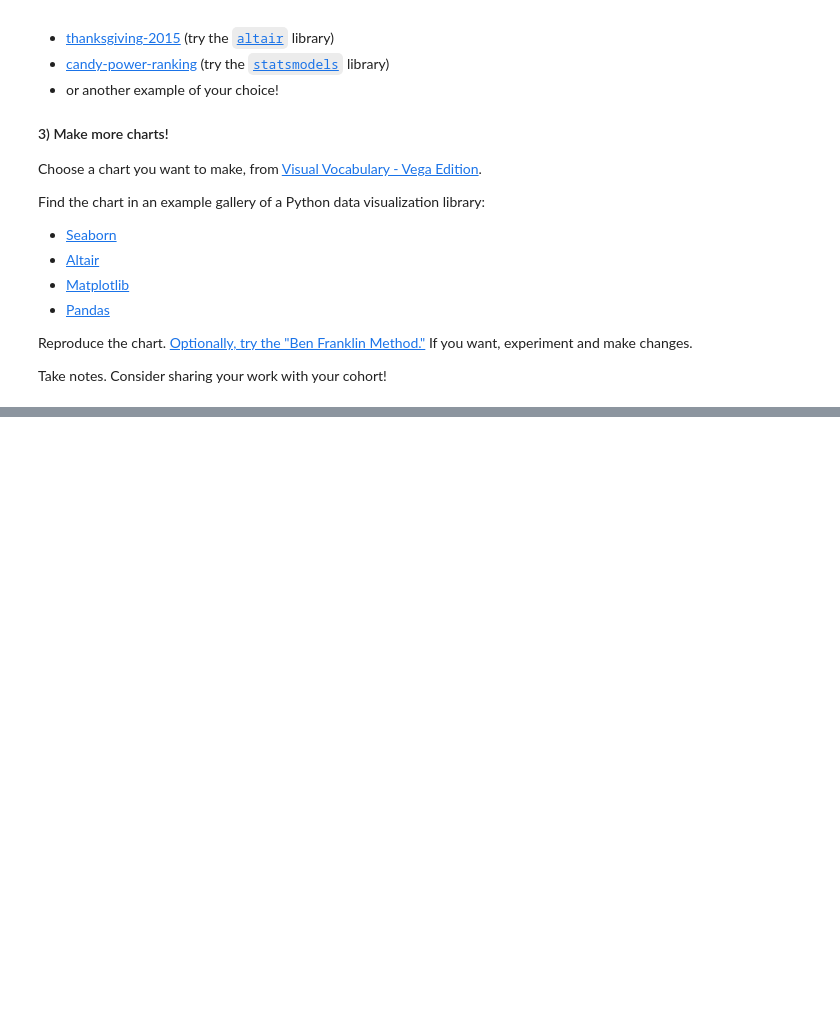
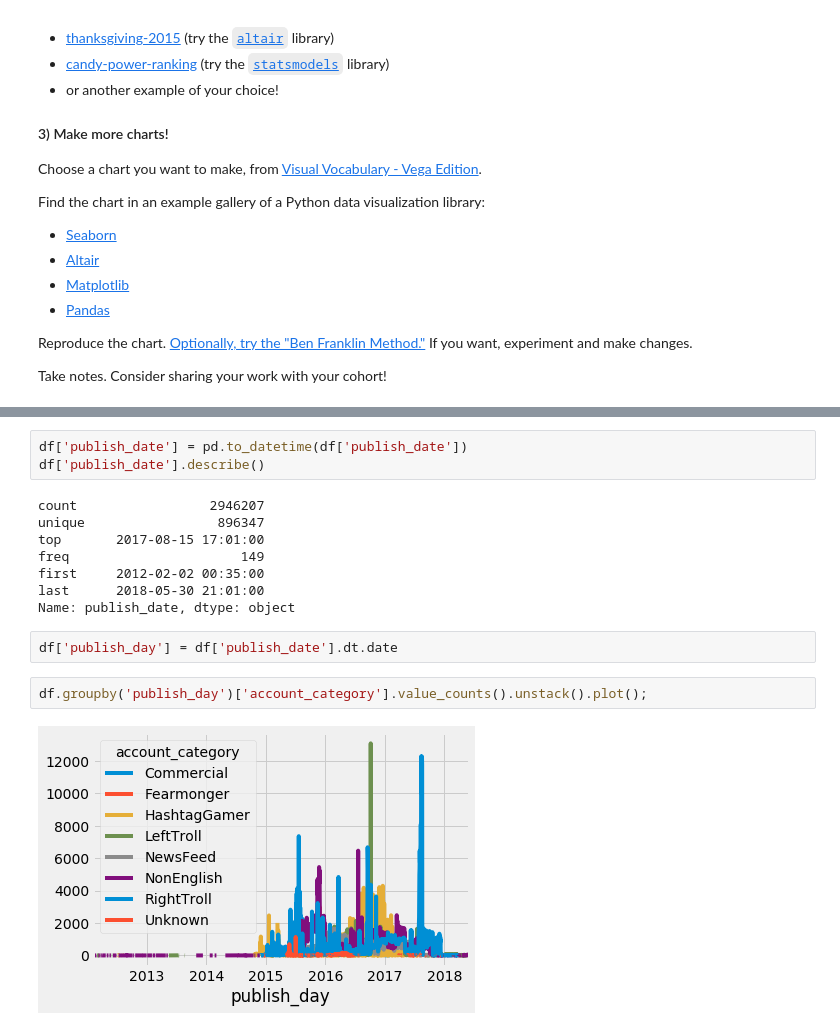
Before and after one commit to adamlutzz/DS-Unit-1-Sprint-2-Data-Wrangling-and-Storytelling, a Jupyter notebook: module3-make-explanatory-visualizations/LS_DS_123_Make_Explanatory_Visualizations.ipynb, the cells around one changed output, grey strips where cells are left out. Cells and saved outputs as stored; diff of their text form; blank space fills up the shorter version.

```diff
--- a/module3-make-explanatory-visualizations/LS_DS_123_Make_Explanatory_Visualizations.ipynb
+++ b/module3-make-explanatory-visualizations/LS_DS_123_Make_Explanatory_Visualizations.ipynb
@@ -642,0 +762,17 @@ Take notes. Consider sharing your work with your cohort!
+# %%
+df['publish_date'] = pd.to_datetime(df['publish_date'])
+df['publish_date'].describe()
+# %% [output]
+count                 2946207
+unique                 896347
+top       2017-08-15 17:01:00
+freq                      149
+first     2012-02-02 00:35:00
+last      2018-05-30 21:01:00
+Name: publish_date, dtype: object
+# %%
+df['publish_day'] = df['publish_date'].dt.date
+# %%
+df.groupby('publish_day')['account_category'].value_counts().unstack().plot();
+# %% [output]
+[figure, added]
```
Also changed, not shown: parts of 23 cells of this notebook.
